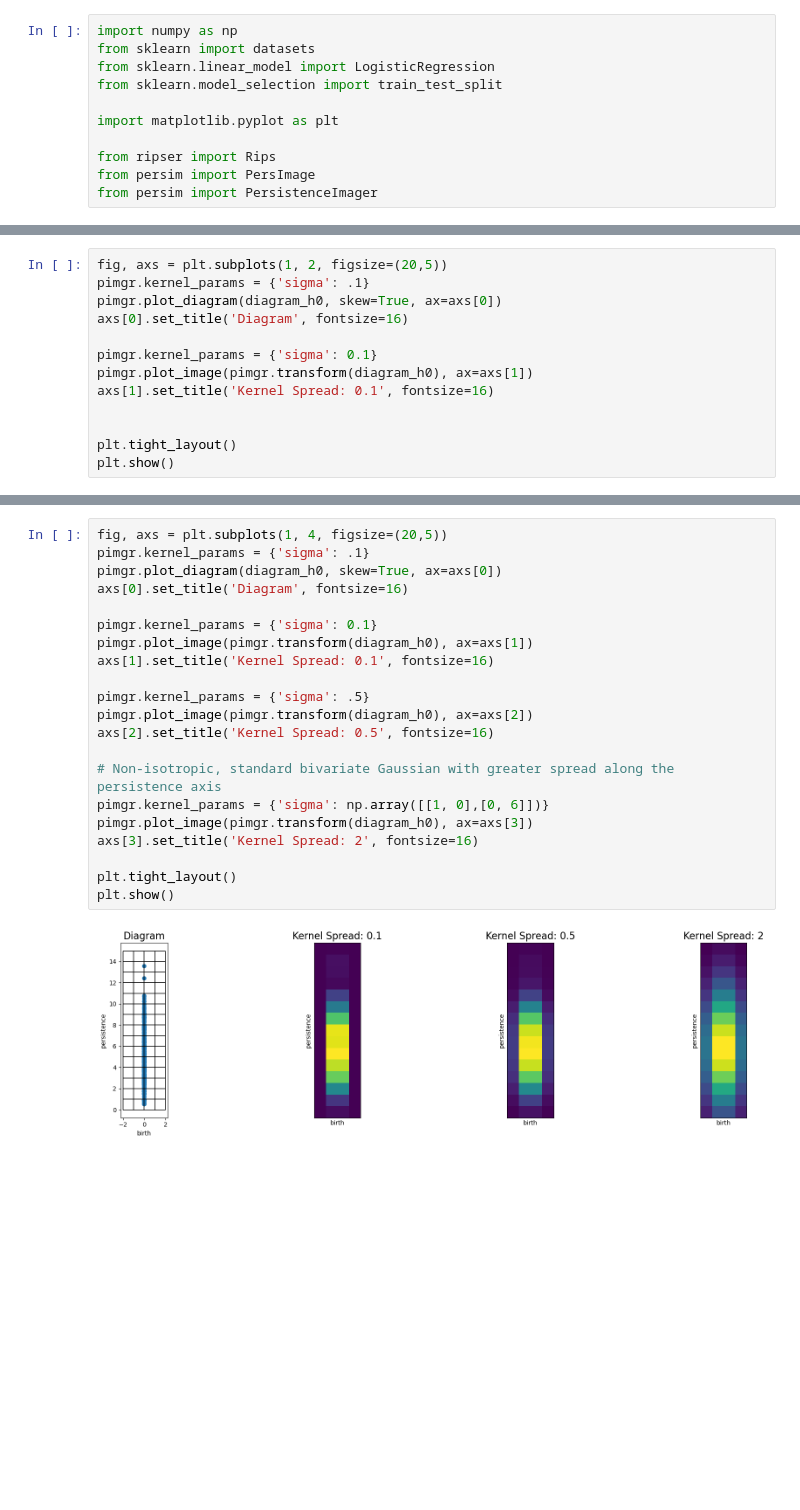
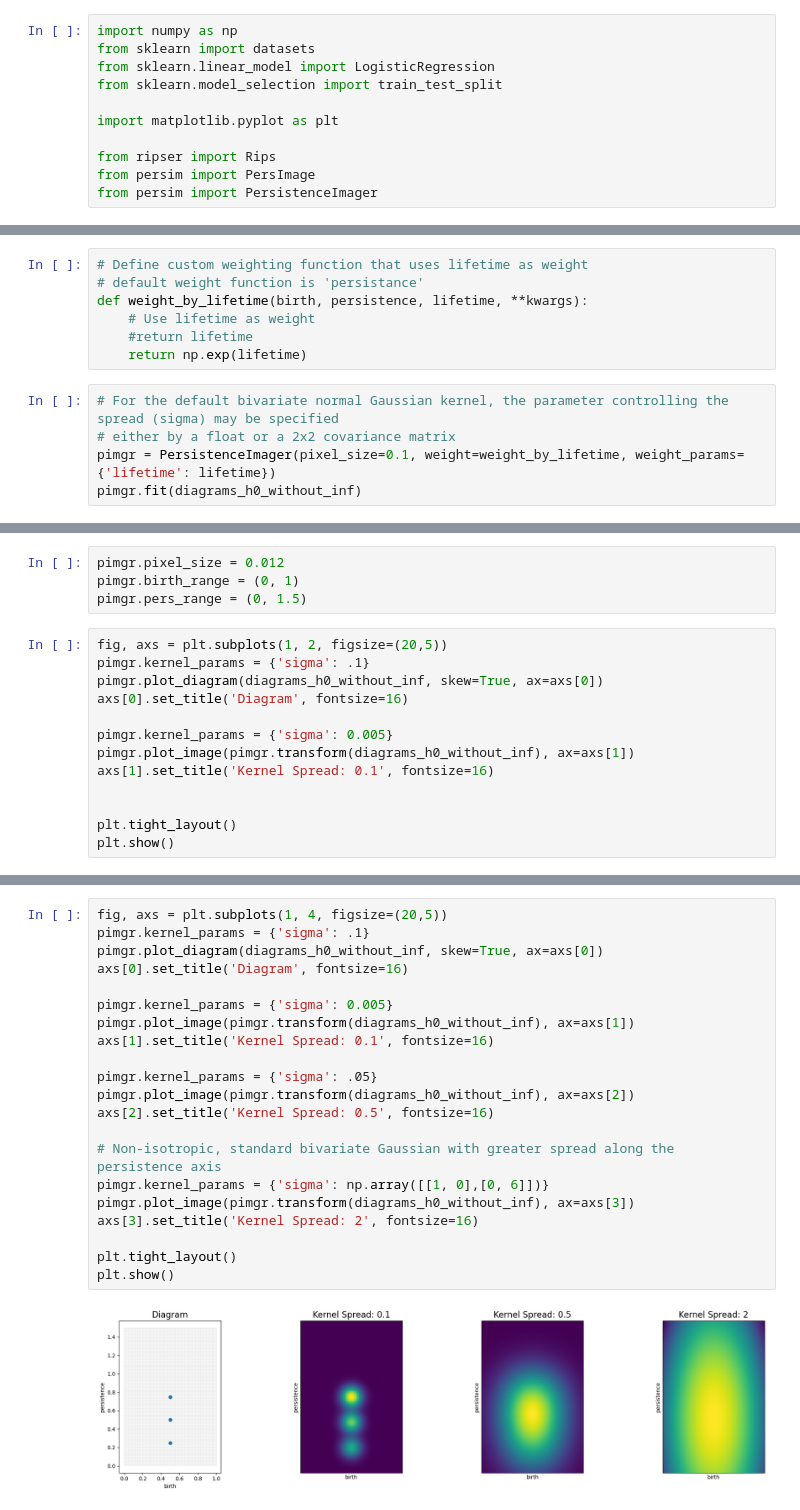
Before and after one commit to hashansl/opioid-risk-modeling, a Jupyter notebook: persistance image of zero homology.ipynb, the cells around one changed output, grey strips where cells are left out. Cells and saved outputs as stored; diff of their text form; blank space fills up the shorter version.

```diff
--- a/persistance image of zero homology.ipynb
+++ b/persistance image of zero homology.ipynb
@@ -244,0 +152,12 @@ PersistenceImager(birth_range=(-4.0, 4.0), pers_range=(0.0, 15.0), pixel_size=1,
+# %%
+# Define custom weighting function that uses lifetime as weight
+# default weight function is 'persistance'
+def weight_by_lifetime(birth, persistence, lifetime, **kwargs):
+    # Use lifetime as weight
+    #return lifetime
+    return np.exp(lifetime)
+# %%
+# For the default bivariate normal Gaussian kernel, the parameter controlling the spread (sigma) may be specified
+# either by a float or a 2x2 covariance matrix
+pimgr = PersistenceImager(pixel_size=0.1, weight=weight_by_lifetime, weight_params={'lifetime': lifetime})
+pimgr.fit(diagrams_h0_without_inf)
@@ -245,11 +168,15 @@ PersistenceImager(birth_range=(-4.0, 4.0), pers_range=(0.0, 15.0), pixel_size=1,
+# %%
+pimgr.pixel_size = 0.012
+pimgr.birth_range = (0, 1)
+pimgr.pers_range = (0, 1.5)
 # %%
 fig, axs = plt.subplots(1, 2, figsize=(20,5))
 pimgr.kernel_params = {'sigma': .1}
-pimgr.plot_diagram(diagram_h0, skew=True, ax=axs[0])
+pimgr.plot_diagram(diagrams_h0_without_inf, skew=True, ax=axs[0])
 axs[0].set_title('Diagram', fontsize=16)
 
-pimgr.kernel_params = {'sigma': 0.1}
-pimgr.plot_image(pimgr.transform(diagram_h0), ax=axs[1])
+pimgr.kernel_params = {'sigma': 0.005}
+pimgr.plot_image(pimgr.transform(diagrams_h0_without_inf), ax=axs[1])
 axs[1].set_title('Kernel Spread: 0.1', fontsize=16)
 
 
@@ -260,23 +187,23 @@ TypeError: <lambda>() got an unexpected keyword argument 'n'
 # %%
 fig, axs = plt.subplots(1, 4, figsize=(20,5))
 pimgr.kernel_params = {'sigma': .1}
-pimgr.plot_diagram(diagram_h0, skew=True, ax=axs[0])
+pimgr.plot_diagram(diagrams_h0_without_inf, skew=True, ax=axs[0])
 axs[0].set_title('Diagram', fontsize=16)
 
-pimgr.kernel_params = {'sigma': 0.1}
-pimgr.plot_image(pimgr.transform(diagram_h0), ax=axs[1])
+pimgr.kernel_params = {'sigma': 0.005}
+pimgr.plot_image(pimgr.transform(diagrams_h0_without_inf), ax=axs[1])
 axs[1].set_title('Kernel Spread: 0.1', fontsize=16)
 
-pimgr.kernel_params = {'sigma': .5}
-pimgr.plot_image(pimgr.transform(diagram_h0), ax=axs[2])
+pimgr.kernel_params = {'sigma': .05}
+pimgr.plot_image(pimgr.transform(diagrams_h0_without_inf), ax=axs[2])
 axs[2].set_title('Kernel Spread: 0.5', fontsize=16)
 
 # Non-isotropic, standard bivariate Gaussian with greater spread along the persistence axis
 pimgr.kernel_params = {'sigma': np.array([[1, 0],[0, 6]])}
-pimgr.plot_image(pimgr.transform(diagram_h0), ax=axs[3])
+pimgr.plot_image(pimgr.transform(diagrams_h0_without_inf), ax=axs[3])
 axs[3].set_title('Kernel Spread: 2', fontsize=16)
 
 plt.tight_layout()
 plt.show()
 # %% [output]
-[figure, old version]
+[figure, new version]
```
Also changed, not shown: parts of 53 cells of this notebook.
